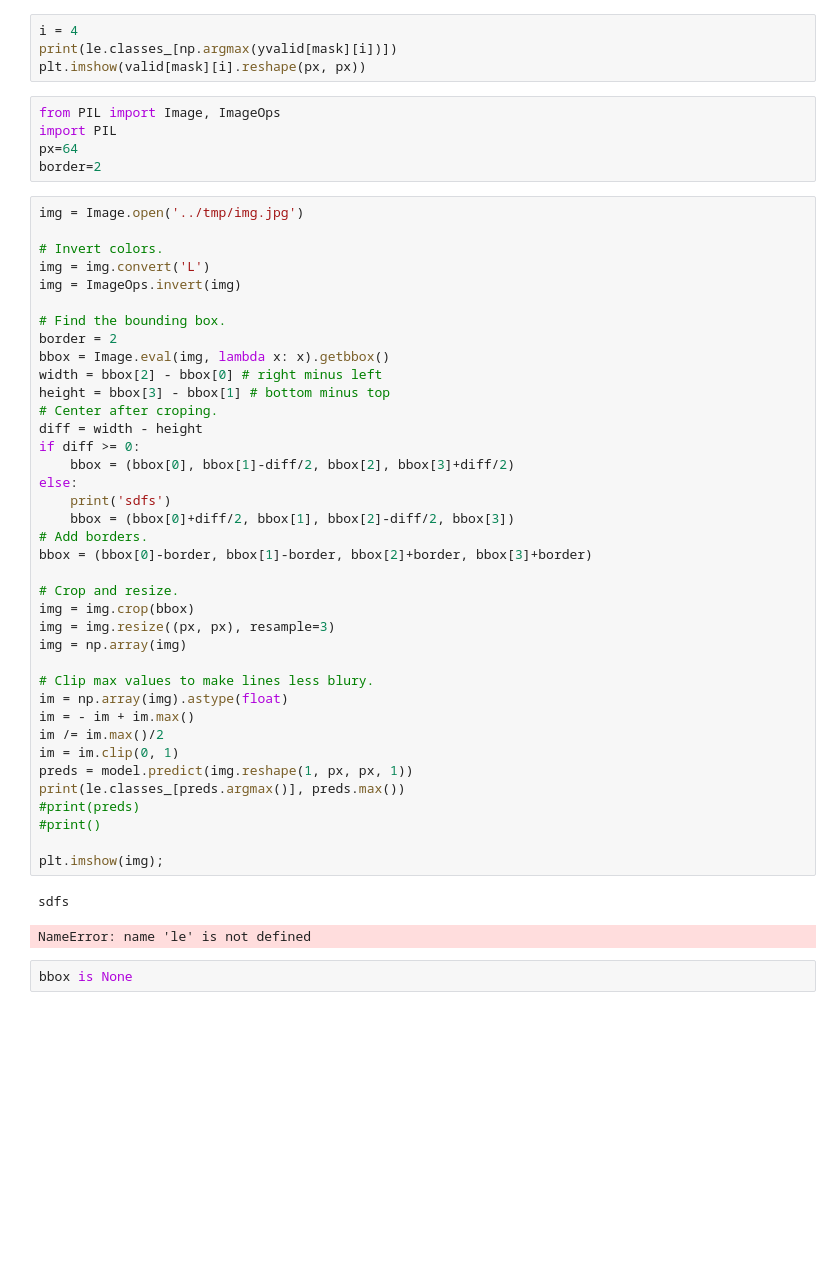
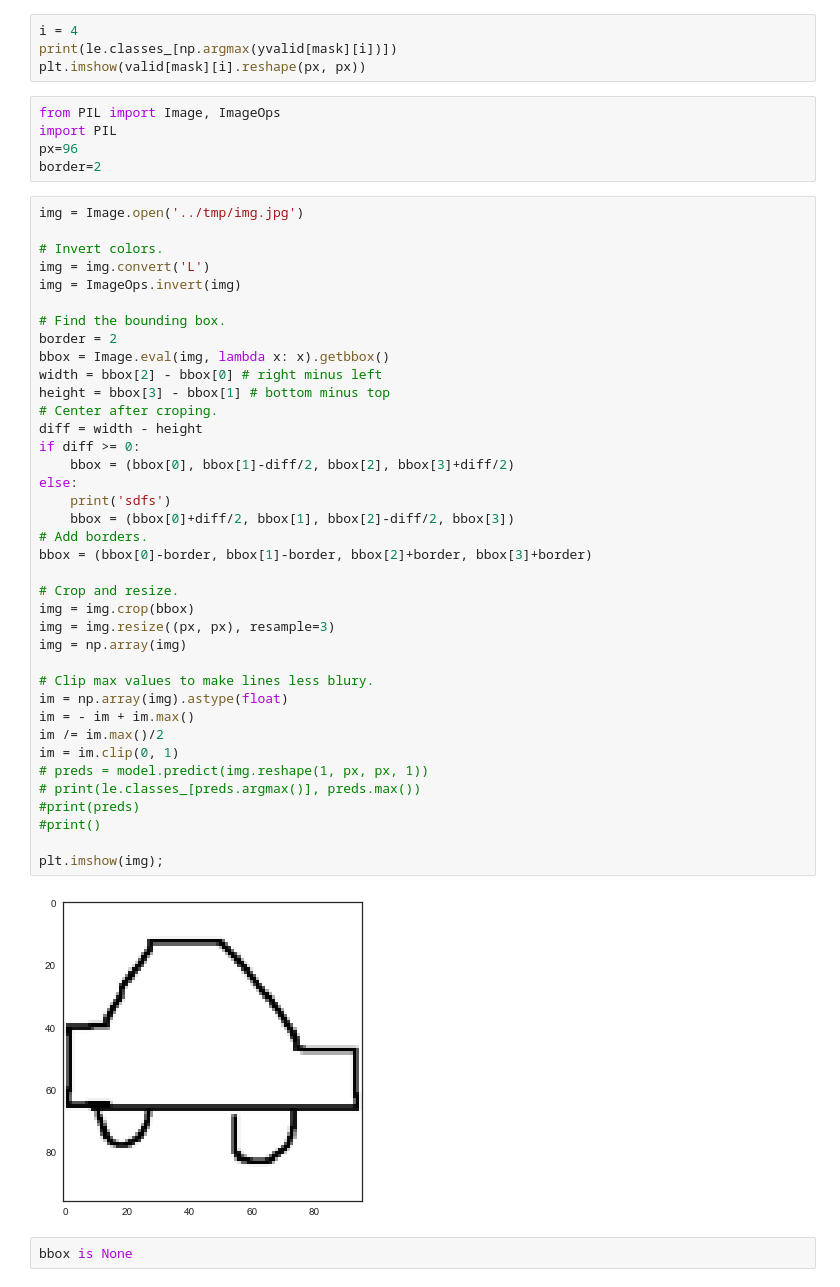
Before and after one commit to DenisCB/doodle_recognition, a Jupyter notebook: ML/model_training.ipynb, the cells around one changed output. Drawn from its saved outputs; the diff is of its cells as text; blank space fills up the shorter version.

```diff
--- a/ML/model_training.ipynb
+++ b/ML/model_training.ipynb
@@ -399,7 +424,7 @@ plt.imshow(valid[mask][i].reshape(px, px))
 # %%
 from PIL import Image, ImageOps
 import PIL
-px=64
+px=96
 border=2
 # %%
 img = Image.open('../tmp/img.jpg')
@@ -411,37 +436,36 @@ img = ImageOps.invert(img)
 # Find the bounding box.
 border = 2
 bbox = Image.eval(img, lambda x: x).getbbox()
 width = bbox[2] - bbox[0] # right minus left
 height = bbox[3] - bbox[1] # bottom minus top
 # Center after croping.
 diff = width - height
 if diff >= 0:
     bbox = (bbox[0], bbox[1]-diff/2, bbox[2], bbox[3]+diff/2)
 else:
     print('sdfs')
     bbox = (bbox[0]+diff/2, bbox[1], bbox[2]-diff/2, bbox[3])
 # Add borders.
 bbox = (bbox[0]-border, bbox[1]-border, bbox[2]+border, bbox[3]+border)
 
 # Crop and resize.
 img = img.crop(bbox)
 img = img.resize((px, px), resample=3)
 img = np.array(img)
 
 # Clip max values to make lines less blury.
 im = np.array(img).astype(float)
 im = - im + im.max()
 im /= im.max()/2
 im = im.clip(0, 1)
-preds = model.predict(img.reshape(1, px, px, 1))
-print(le.classes_[preds.argmax()], preds.max())
+# preds = model.predict(img.reshape(1, px, px, 1))
+# print(le.classes_[preds.argmax()], preds.max())
 #print(preds)
 #print()
 
 plt.imshow(img);
 # %% [output]
-sdfs
-NameError: name 'le' is not defined
+[figure, added]
 # %%
 bbox is None
 # %%
```
Also changed, not shown: parts of 5 cells of this notebook, 4 other files.
